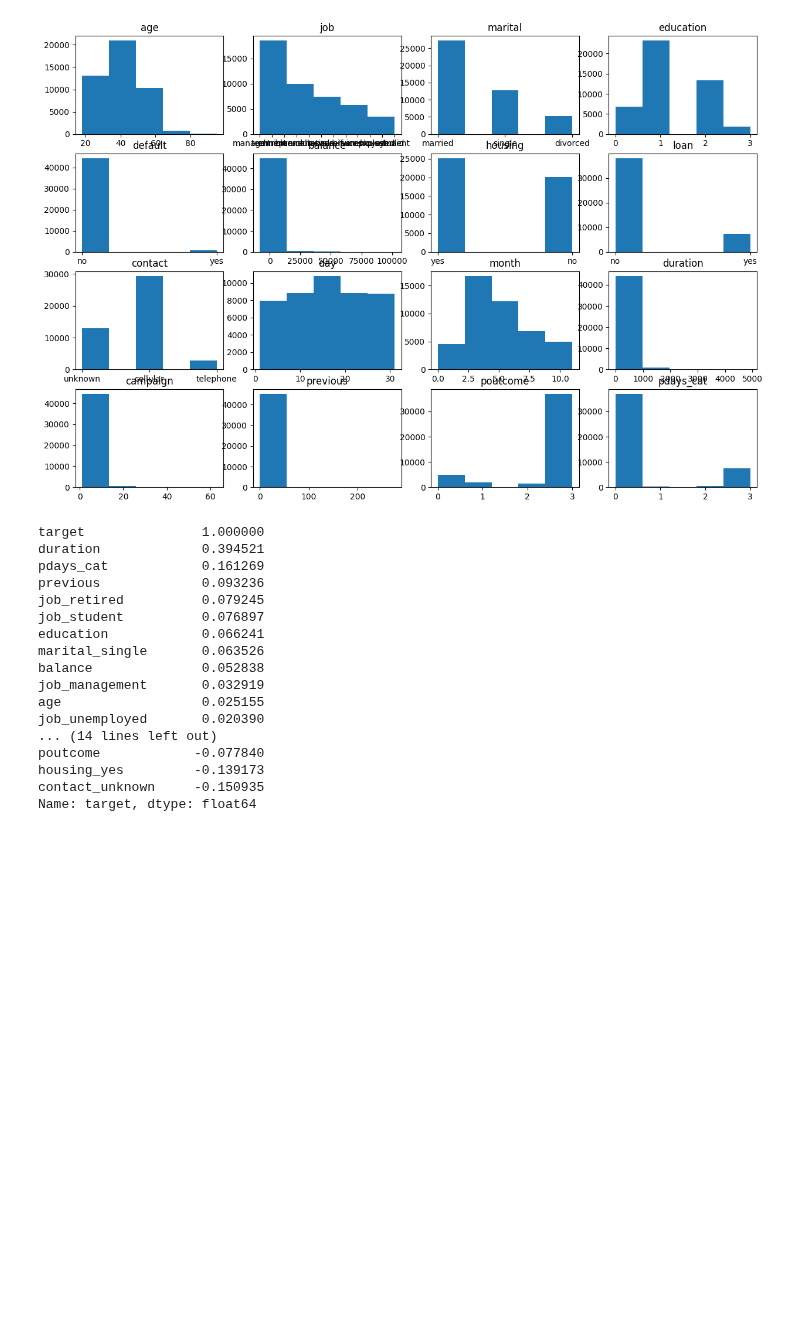
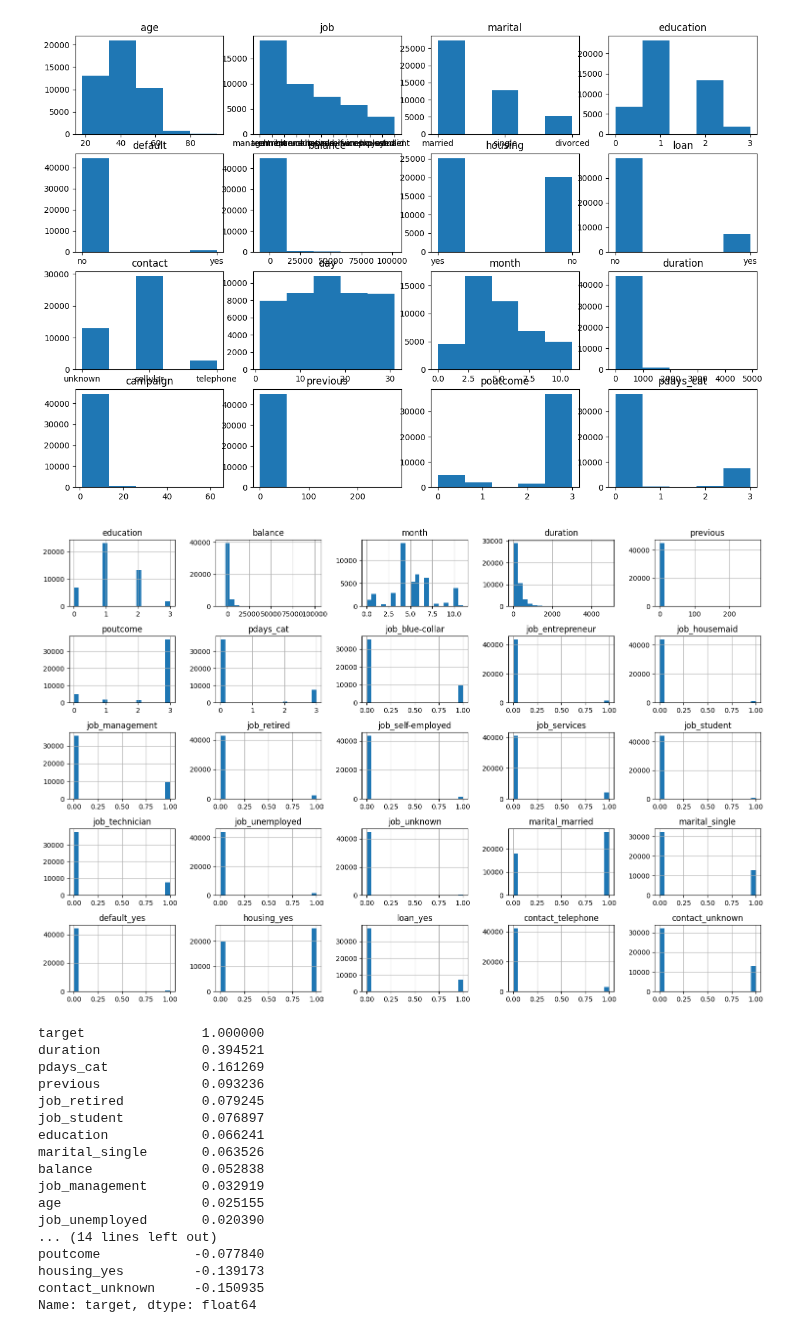
Before and after one commit to sisyphusinthegit/bankcredit-ml-project, a Jupyter notebook: bankcredit_feature_model_optimization.ipynb, the cells around one changed output. Saved outputs shown, nothing was run; the diff lists cells and outputs as text; code cells hidden in the pictures; blank space fills up the shorter version.

```diff
--- a/bankcredit_feature_model_optimization.ipynb
+++ b/bankcredit_feature_model_optimization.ipynb
@@ -272,6 +290,20 @@ for i in range(4):
 plt.show()
 # %% [output]
 [figure]
+# %%
+import matplotlib.pyplot as plt
+
+num_cols = X.select_dtypes(include=['int64', 'float64']).columns
+X[num_cols].hist(figsize=(15, 10), bins=20)
+plt.tight_layout()
+plt.show()
+
+cat_cols = df.select_dtypes(include=['object']).columns
+for col in cat_cols:
+    df[col].value_counts().plot(kind='bar', title=col)
+    plt.show()
+# %% [output]
+[figure, added]
 # %%
 # Control correlation with y
 corr = df_encoded.corr(numeric_only=True)['target'].sort_values(ascending=False)
```
Also changed, not shown: parts of 3 cells of this notebook.
